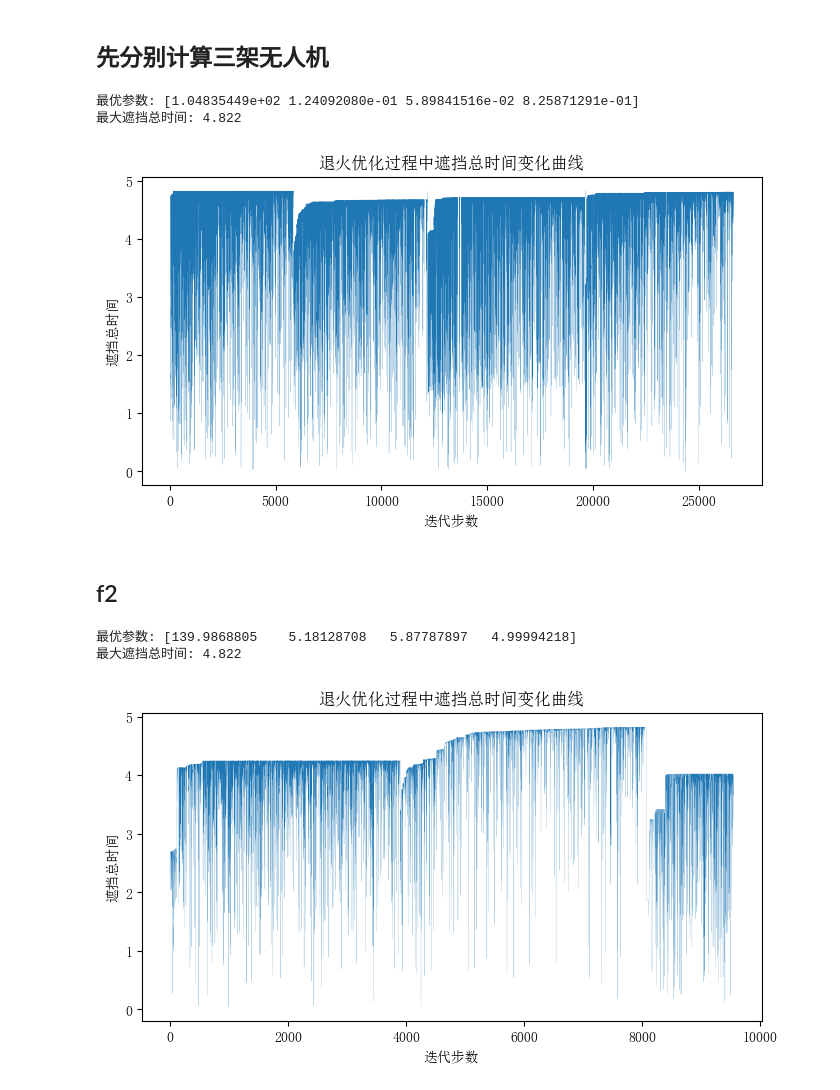
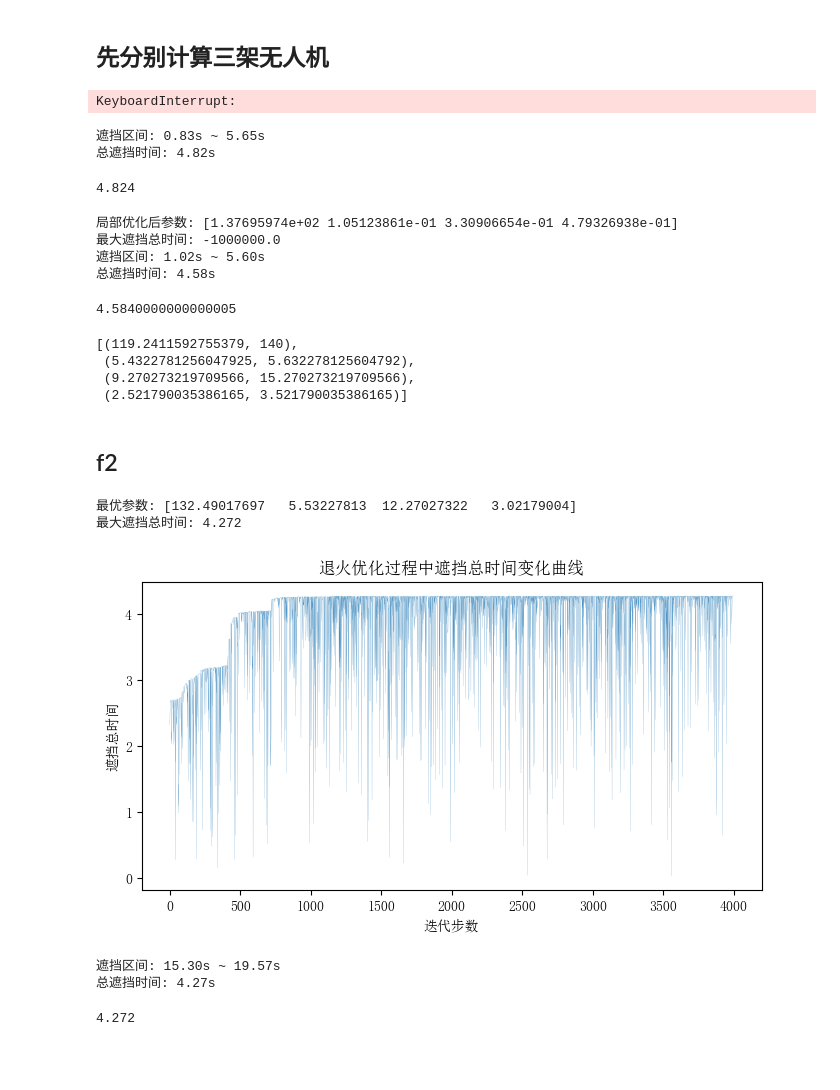
Before and after one commit to lumen183/2025A_practice, a Jupyter notebook: new_solution04.ipynb, the cells around one changed output. Drawn from its saved outputs; the diff is of its cells as text; code cells hidden in the pictures; blank space fills up the shorter version.

```diff
--- a/new_solution04.ipynb
+++ b/new_solution04.ipynb
@@ -37,7 +37,7 @@ def sa_objective(x):
     return -cover_time
 
 # 参数边界：[速度, 角度, 投弹时间, 爆炸间隔]
-bounds = [(70, 140), (0, np.pi *2), (0, 60), (0.1, 5)]
+bounds = [(70, 140), (0, np.pi *2), (0, 60), (0.1, 20)]
 from tqdm.notebook import tqdm
 max_iter = 3000
 pbar = tqdm(total=max_iter, desc="退火优化进度")
@@ -64,14 +64,63 @@ plt.xlabel('迭代步数')
 plt.ylabel('遮挡总时间')
 plt.title('退火优化过程中遮挡总时间变化曲线')
 plt.show()
-
-
-smoke_center_val = get_smoke_center(f1_position, result.x[1], result.x[0], result.x[2], result.x[3], t_list)
-get_missile_cover_time_corners(smoke_center_val, missile_traj, true_target_corners, smoke_R, t_list, debug=True)
 # %% [output]
-最优参数: [1.04835449e+02 1.24092080e-01 5.89841516e-02 8.25871291e-01]
-最大遮挡总时间: 4.822
+KeyboardInterrupt:
-[figure, removed]
+# %%
+smoke_center = get_smoke_center(f1_position, result.x[1], result.x[0], result.x[2], result.x[3], t_list)
+get_missile_cover_time(smoke_center, missile_traj, true_target, smoke_R, t_list, debug=True)
+# %% [output]
+遮挡区间: 0.83s ~ 5.65s
+总遮挡时间: 4.82s
+4.824
+# %%
+from scipy.optimize import minimize
+
+# 局部精细优化目标函数
+def local_objective(x):
+    try:
+        speed = x[0]
+        direction_angle = x[1]
+        t0 = np.clip(x[2], 0, 60)
+        t1 = np.clip(max(x[3], t0+1), 0, 60)
+        t2 = np.clip(max(x[4], t1+1), 0, 60)
+        throw_times = np.array([t0, t1, t2])
+        burst_delays = x[5:8]
+        smoke_centers = get_smoke_center_multi(f1, direction_angle, speed, throw_times, burst_delays, t_list)
+        cover_time = get_missile_cover_time_corners(smoke_centers, missile_traj, true_target_corners, smoke_R, t_list)
+        return -cover_time
+    except Exception:
+        return 1e6
+
+# 局部优化边界（以result.x为中心，±10%范围）
+bounds_local = [
+    (max(70, result.x[0]*0.9), min(140, result.x[0]*1.1)),
+    (max(0, result.x[1]-0.1), min(np.pi*2, result.x[1]+0.1)),
+    (max(0, result.x[2]-3), min(60, result.x[2]+3)),
+    (max(0, result.x[3]-0.5), min(20, result.x[3]+0.5)),
+]
+
+# 使用L-BFGS-B进行局部优化
+result_local = minimize(local_objective, result.x, bounds=bounds_local, method='L-BFGS-B')
+
+print("局部优化后参数:", result_local.x)
+print("最大遮挡总时间:", -result_local.fun)
+
+smoke_center = get_smoke_center(f1_position, result_local.x[1], result_local.x[0], result_local.x[2], result_local.x[3], t_list)
+get_missile_cover_time_corners(smoke_center, missile_traj, true_target_corners, smoke_R, t_list, debug=True)
+# %% [output]
+局部优化后参数: [1.37695974e+02 1.05123861e-01 3.30906654e-01 4.79326938e-01]
+最大遮挡总时间: -1000000.0
+遮挡区间: 1.02s ~ 5.60s
+总遮挡时间: 4.58s
+4.5840000000000005
+# %%
+bounds_local
+# %% [output]
+[(119.2411592755379, 140),
+ (5.4322781256047925, 5.632278125604792),
+ (9.270273219709566, 15.270273219709566),
+ (2.521790035386165, 3.521790035386165)]
 # %% [markdown]
 ## f2
 # %%
@@ -99,34 +148,37 @@ def sa_objective(x):
 bounds = [(70, 140), (0, np.pi *2), (0, 60), (0.1, 5)]
 from tqdm.notebook import tqdm
 max_iter = 3000
 pbar = tqdm(total=max_iter, desc="退火优化进度")
 
 # 定义回调函数，每次迭代后更新进度条
 def progress_callback(x, f, context):
     pbar.update(1)  # 每次迭代更新进度条
 result = dual_annealing(
     func=sa_objective,
     bounds=bounds,
     maxiter=max_iter,
     seed=123,
     initial_temp=1000,
     callback=progress_callback
 
 )
 
 print('最优参数:', result.x)
 print('最大遮挡总时间:', -result.fun)
 
 plt.figure(figsize=(8,4))
 plt.plot([cover_time_01 for cover_time_01 in cover_time_hist if cover_time_01 >0], linewidth=0.1, label='遮挡总时间')
 plt.xlabel('迭代步数')
 plt.ylabel('遮挡总时间')
 plt.title('退火优化过程中遮挡总时间变化曲线')
 plt.show()
 
 smoke_center_val = get_smoke_center(f2_position, result.x[1], result.x[0], result.x[2], result.x[3], t_list)
-get_missile_cover_time_corners(smoke_center_val, missile_traj, true_target_corners, smoke_R, t_list, debug=True)
+get_missile_cover_time(smoke_center_val, missile_traj, true_target, smoke_R, t_list, debug=True)
 # %% [output]
-最优参数: [139.9868805    5.18128708   5.87787897   4.99994218]
-最大遮挡总时间: 4.822
+最优参数: [132.49017697   5.53227813  12.27027322   3.02179004]
+最大遮挡总时间: 4.272
-[figure, old version]
+[figure, new version]
+遮挡区间: 15.30s ~ 19.57s
+总遮挡时间: 4.27s
+4.272
```
Also changed, not shown: parts of 5 cells of this notebook, 6 other files.
